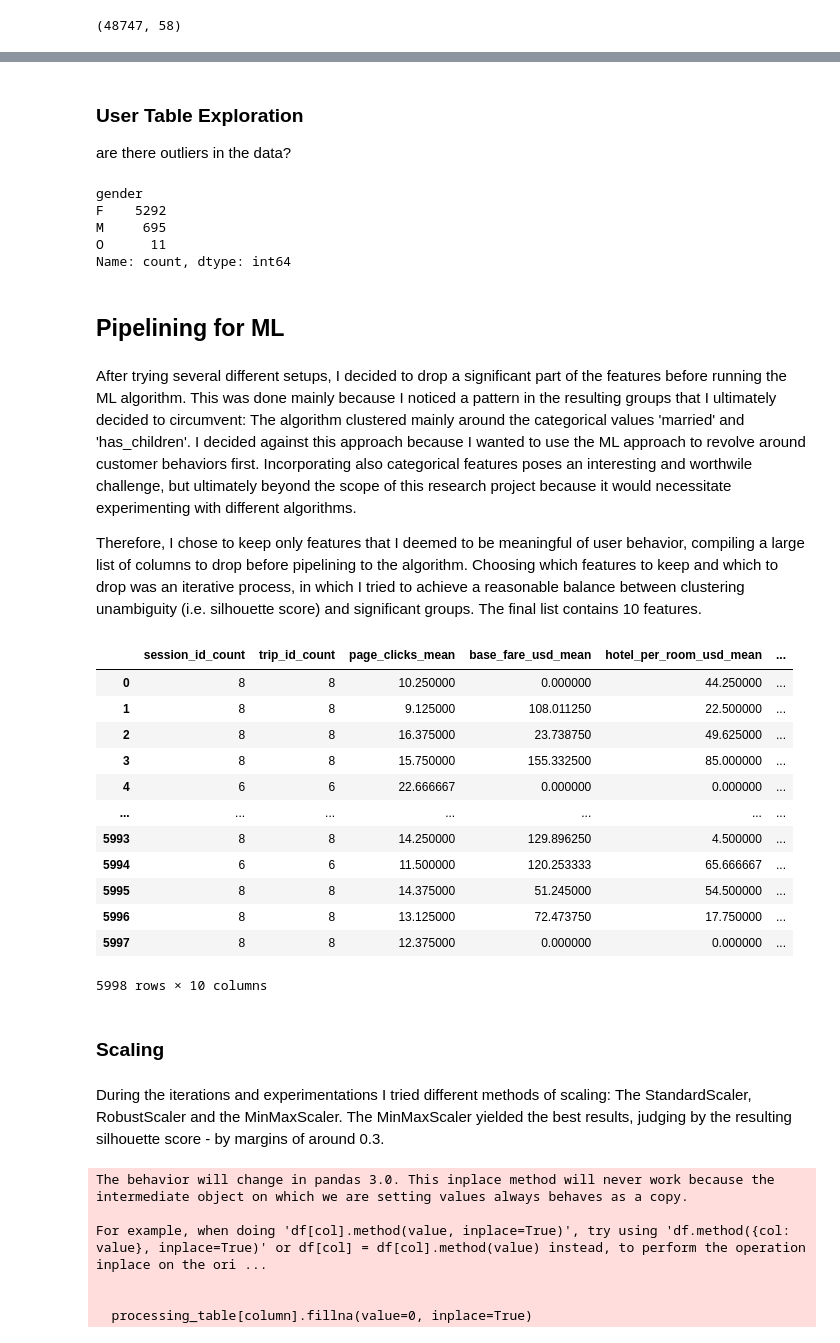
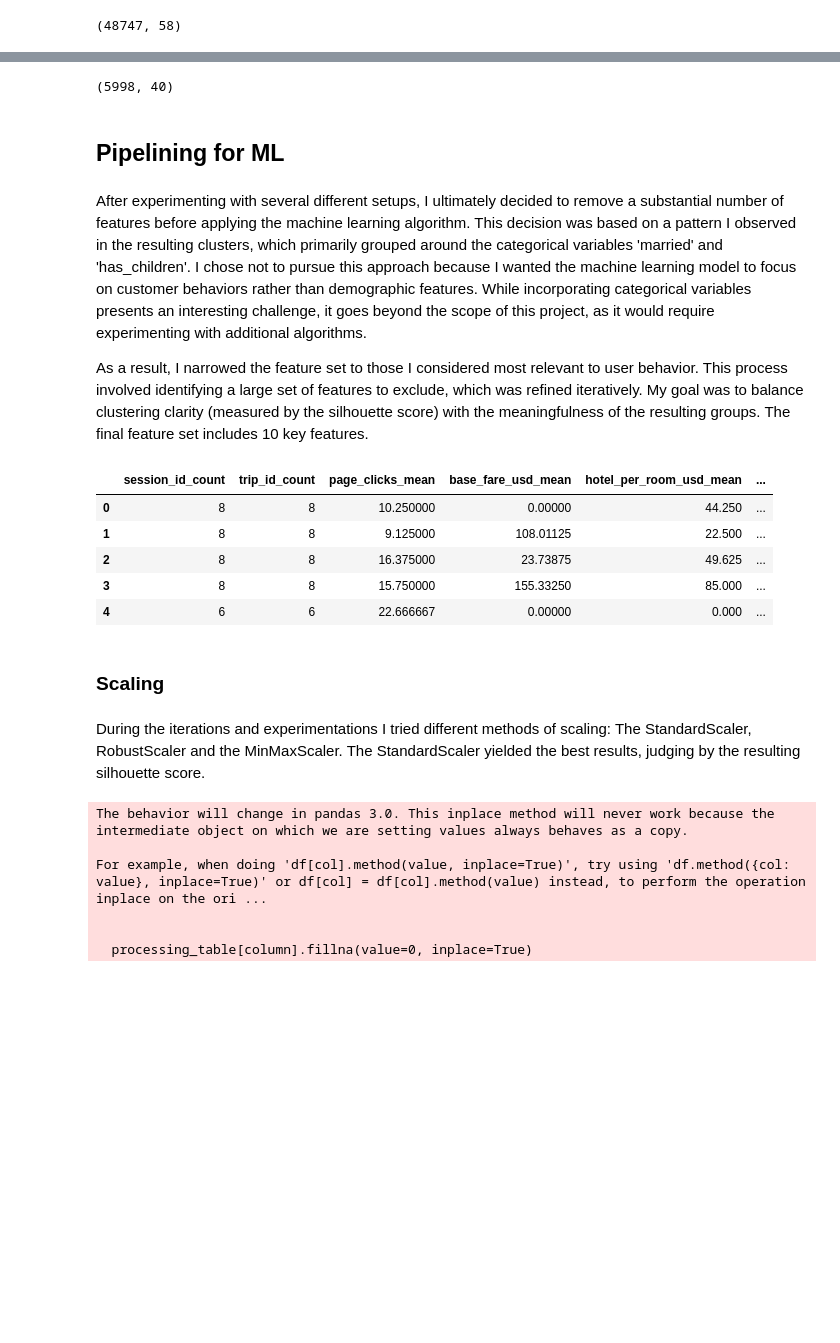
Before and after one commit to kohlmeierv/TravelTide, a Jupyter notebook: traveltide_project.ipynb, the cells around one changed output, grey strips where cells are left out. Saved outputs shown, nothing was run; the diff lists cells and outputs as text; code cells hidden in the pictures; blank space fills up the shorter version.

```diff
--- a/traveltide_project.ipynb
+++ b/traveltide_project.ipynb
@@ -946,23 +935,15 @@ user_table_full.shape
-# %% [markdown]
-### User Table Exploration
-
-are there outliers in the data?
-# %%
-# warning: mostly women represented!
-
-user_table_full['gender'].value_counts()
-# %% [output]
-gender
-F    5292
-M     695
-O      11
-Name: count, dtype: int64
+# %%
+# checking user_table_full shape
+
+user_table_full.shape
+# %% [output]
+(5998, 40)
 # %% [markdown]
 ## Pipelining for ML
 # %% [markdown]
-After trying several different setups, I decided to drop a significant part of the features before running the ML algorithm. This was done mainly because I noticed a pattern in the resulting groups that I ultimately decided to circumvent: The algorithm clustered mainly around the categorical values 'married' and 'has_children'. I decided against this approach because I wanted to use the ML approach to revolve around customer behaviors first. Incorporating also categorical features poses an interesting and worthwile challenge, but ultimately beyond the scope of this research project because it would necessitate experimenting with different algorithms.
+After experimenting with several different setups, I ultimately decided to remove a substantial number of features before applying the machine learning algorithm. This decision was based on a pattern I observed in the resulting clusters, which primarily grouped around the categorical variables 'married' and 'has_children'. I chose not to pursue this approach because I wanted the machine learning model to focus on customer behaviors rather than demographic features. While incorporating categorical variables presents an interesting challenge, it goes beyond the scope of this project, as it would require experimenting with additional algorithms.
 
-Therefore, I chose to keep only features that I deemed to be meaningful of user behavior, compiling a large list of columns to drop before pipelining to the algorithm. Choosing which features to keep and which to drop was an iterative process, in which I tried to achieve a reasonable balance between clustering unambiguity (i.e. silhouette score) and significant groups. The final list contains 10 features.
+As a result, I narrowed the feature set to those I considered most relevant to user behavior. This process involved identifying a large set of features to exclude, which was refined iteratively. My goal was to balance clustering clarity (measured by the silhouette score) with the meaningfulness of the resulting groups. The final feature set includes 10 key features.
 # %%
 # selecting the features to drop before scaling & PCA
 
@@ -972,50 +953,44 @@ drop_list = ['user_id',
              'home_country',
              'home_airport_lat',
              'home_airport_lon',
              'sign_up_date',
              'home_city', 'age_group',
              'account_age_m',
              'session_length_mean',
              'base_fare_usd_sum',
              'hotel_per_room_usd_sum',
              'nights_sum',
              'has_children',
              'married',
              'gender',
              'hotel_discount_amount_mean',
              'flight_discount_amount_mean',
              'age',
              'seats_sum',
              'page_clicks_sum',
              'h_autumn_sum',
              'h_winter_sum',
              'h_spring_sum',
              'h_summer_sum',
              'f_autumn_sum',
              'f_winter_sum',
              'f_spring_sum',
              'f_summer_sum',]
 
+# dropping the selected columns
 processing_table = user_table_full.drop(drop_list, axis=1)
-processing_table
+processing_table.head()
 # %% [output]
 |  | session_id_count | trip_id_count | page_clicks_mean | base_fare_usd_mean | hotel_per_room_usd_mean | ... |
-| 0 | 8 | 8 | 10.250000 | 0.000000 | 44.250000 | ... |
-| 1 | 8 | 8 | 9.125000 | 108.011250 | 22.500000 | ... |
-| 2 | 8 | 8 | 16.375000 | 23.738750 | 49.625000 | ... |
-| 3 | 8 | 8 | 15.750000 | 155.332500 | 85.000000 | ... |
-| 4 | 6 | 6 | 22.666667 | 0.000000 | 0.000000 | ... |
-| ... | ... | ... | ... | ... | ... | ... |
-| 5993 | 8 | 8 | 14.250000 | 129.896250 | 4.500000 | ... |
-| 5994 | 6 | 6 | 11.500000 | 120.253333 | 65.666667 | ... |
-| 5995 | 8 | 8 | 14.375000 | 51.245000 | 54.500000 | ... |
-| 5996 | 8 | 8 | 13.125000 | 72.473750 | 17.750000 | ... |
-| 5997 | 8 | 8 | 12.375000 | 0.000000 | 0.000000 | ... |
+| 0 | 8 | 8 | 10.250000 | 0.00000 | 44.250 | ... |
+| 1 | 8 | 8 | 9.125000 | 108.01125 | 22.500 | ... |
+| 2 | 8 | 8 | 16.375000 | 23.73875 | 49.625 | ... |
+| 3 | 8 | 8 | 15.750000 | 155.33250 | 85.000 | ... |
+| 4 | 6 | 6 | 22.666667 | 0.00000 | 0.000 | ... |
-5998 rows × 10 columns
 # %% [markdown]
 ### Scaling
 # %% [markdown]
-During the iterations and experimentations I tried different methods of scaling: The StandardScaler, RobustScaler and the MinMaxScaler. The MinMaxScaler yielded the best results, judging by the resulting silhouette score - by margins of around 0.3.
+During the iterations and experimentations I tried different methods of scaling: The StandardScaler, RobustScaler and the MinMaxScaler. The StandardScaler yielded the best results, judging by the resulting silhouette score.
 # %%
 # filling NaNs with 0
 
```
Also changed, not shown: parts of 204 cells of this notebook, 1 other file.
